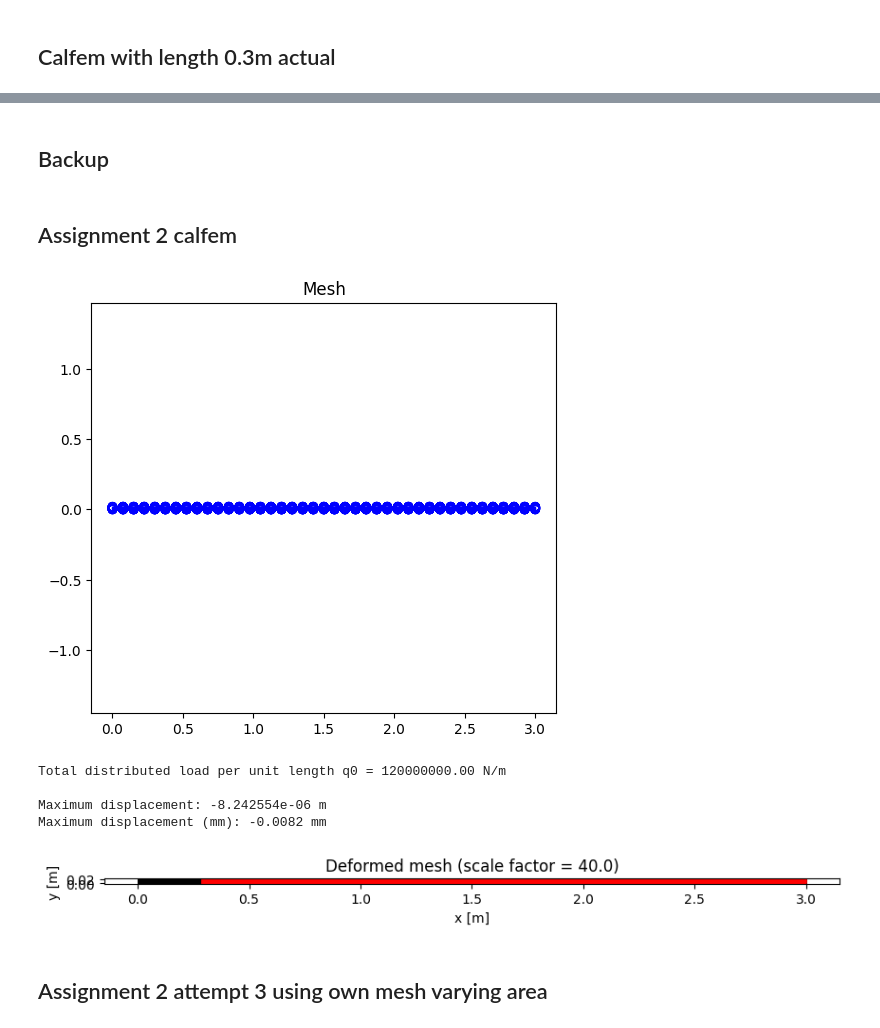
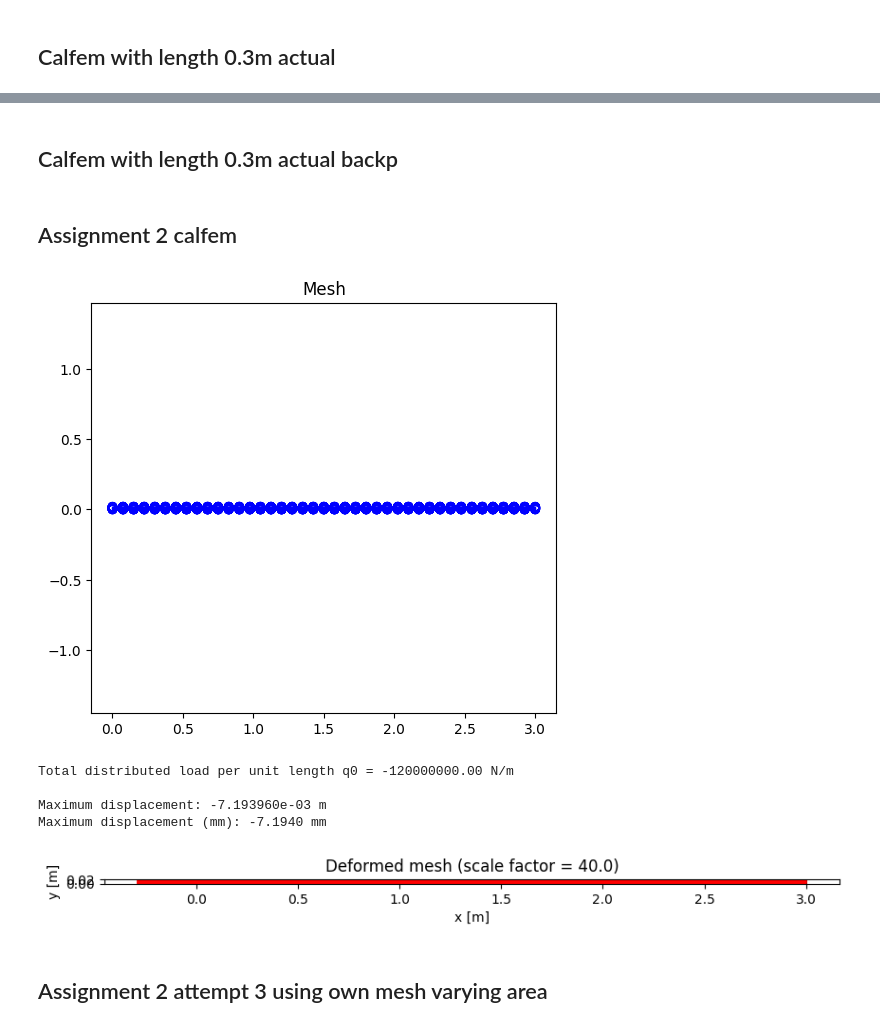
Before and after one commit to MartinStjernkvist/Applied-Mechanics, a Jupyter notebook: TME235/Assignment_1&2.ipynb, the cells around one changed output, grey strips where cells are left out. Cells and saved outputs as stored; diff of their text form; code cells hidden in the pictures.

```diff
--- a/TME235/Assignment_1&2.ipynb
+++ b/TME235/Assignment_1&2.ipynb
@@ -1005,7 +1015,7 @@ Maximum displacement (mm): -0.0982 mm
 [figure]
 [figure]
 # %% [markdown]
-## Backup
+## Calfem with length 0.3m actual backp
 # %%
 from quadmesh import *
 import numpy as np
@@ -1179,7 +1206,7 @@ g = 9.81
 A = b * h
 
 # Distributed load (self-weight, downward)
-q0 = 120e6  # [N/m]
+q0 = -120e6  # [N/m]
 
 # Mesh
 p1 = np.array([0., 0.])     # Lower left corner
@@ -1258,37 +1285,37 @@ Ed = cfc.extract_eldisp(Edof, a)
 # Nodal coordinates
 xv = np.linspace(p1[0], p2[0], nelx + 1)
 yv = np.linspace(p1[1], p2[1], nely + 1)
 coords = np.array([[x, y] for y in yv for x in xv])  # (N, 2)
 
 # Deformed coordinates
 U = a[0::2].reshape(-1, 1)
 V = a[1::2].reshape(-1, 1)
 sfac = 40
 coords_def = coords + sfac * np.hstack([U, V])
 
 # Plot
 plt.figure(figsize=(10, 3))
 for elx, ely in zip(Ex, Ey):
     plt.plot(np.append(elx, elx[0]), np.append(ely, ely[0]), 'k-', lw=0.6)
 
 for e, (elx, ely) in enumerate(zip(Ex, Ey)):
     nodes = ((Edof[e, ::ndof_per_node] - 1) // ndof_per_node).astype(int)
     x_def = coords_def[nodes, 0]
     y_def = coords_def[nodes, 1]
     plt.plot(np.append(x_def, x_def[0]), np.append(y_def, y_def[0]), 'r-', lw=1.0)
 
 plt.gca().set_aspect('equal')
 plt.title(f"Deformed mesh (scale factor = {sfac:.1f})")
 plt.xlabel("x [m]")
 plt.ylabel("y [m]")
 plt.show()
 # %% [output]
 [figure]
-Total distributed load per unit length q0 = 120000000.00 N/m
+Total distributed load per unit length q0 = -120000000.00 N/m
 
-Maximum displacement: -8.242554e-06 m
-Maximum displacement (mm): -0.0082 mm
+Maximum displacement: -7.193960e-03 m
+Maximum displacement (mm): -7.1940 mm
-[figure, old version]
+[figure, new version]
 # %% [markdown]
 ## Assignment 2 attempt 3 using own mesh varying area
 # %%
```
Also changed, not shown: parts of 8 cells of this notebook.
